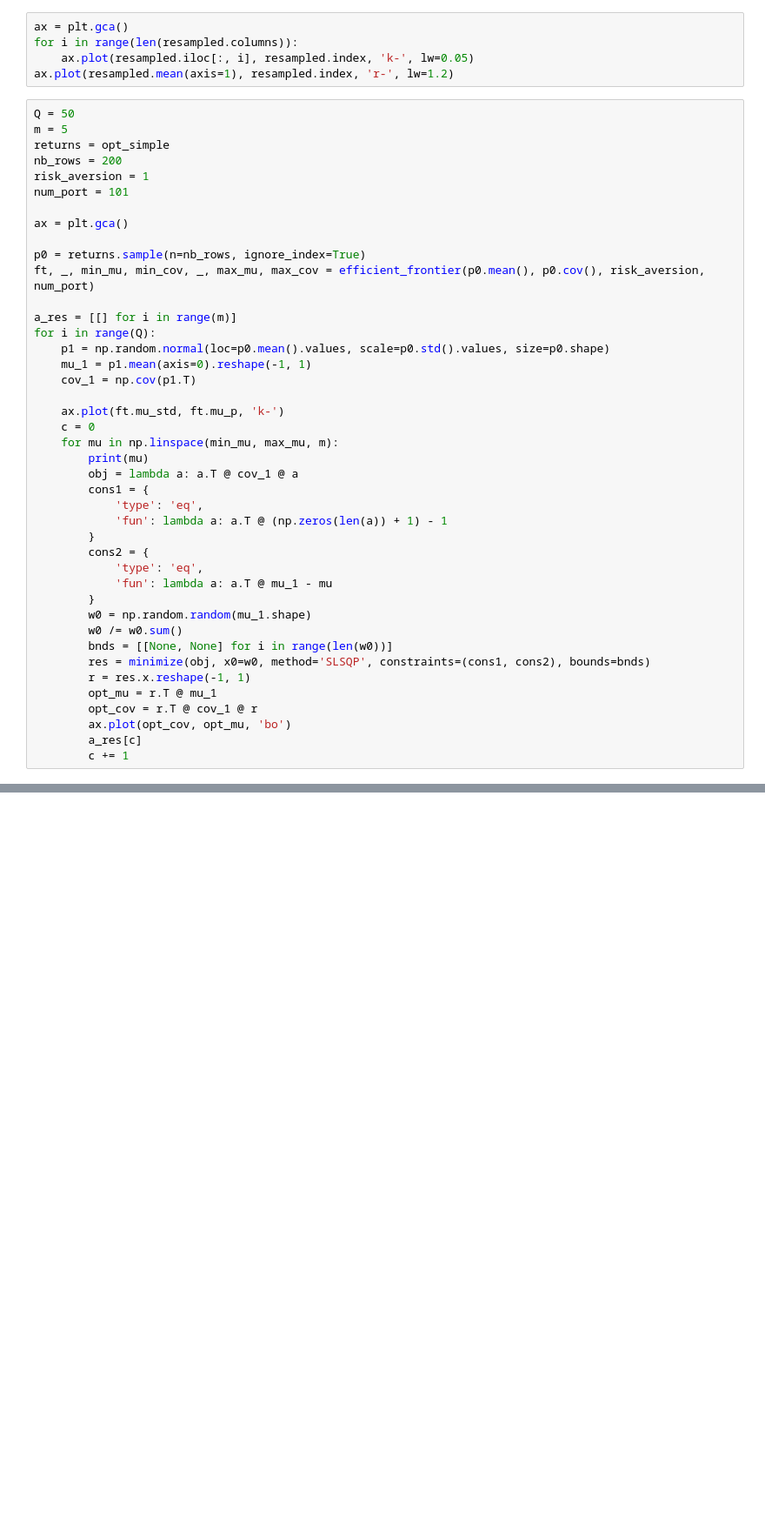
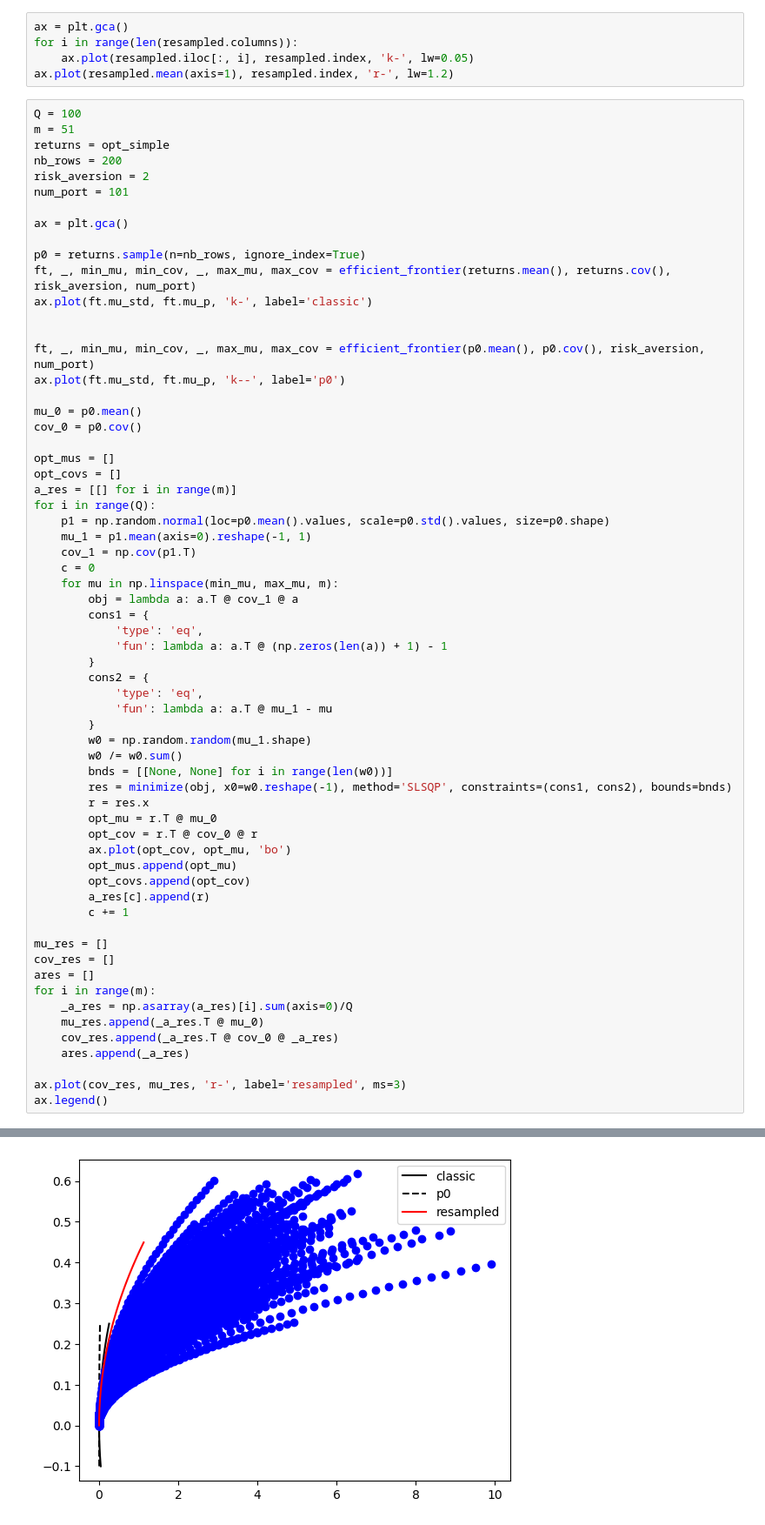
Before and after one commit to victoriawong1123/quant_asset, a Jupyter notebook: project_testing/qarm_self.ipynb, the cells around one changed output, grey strips where cells are left out. Shown at 87% size. Drawn from its saved outputs; the diff is of its cells as text; blank space fills up the shorter version.

```diff
--- a/project_testing/qarm_self.ipynb
+++ b/project_testing/qarm_self.ipynb
@@ -375,28 +375,35 @@ for i in range(len(resampled.columns)):
     ax.plot(resampled.iloc[:, i], resampled.index, 'k-', lw=0.05)
 ax.plot(resampled.mean(axis=1), resampled.index, 'r-', lw=1.2)
 # %%
-Q = 50
-m = 5
+Q = 100
+m = 51
 returns = opt_simple
 nb_rows = 200
-risk_aversion = 1
+risk_aversion = 2
 num_port = 101
 
 ax = plt.gca()
 
 p0 = returns.sample(n=nb_rows, ignore_index=True)
+ft, _, min_mu, min_cov, _, max_mu, max_cov = efficient_frontier(returns.mean(), returns.cov(), risk_aversion, num_port)
+ax.plot(ft.mu_std, ft.mu_p, 'k-', label='classic')
+
+
 ft, _, min_mu, min_cov, _, max_mu, max_cov = efficient_frontier(p0.mean(), p0.cov(), risk_aversion, num_port)
+ax.plot(ft.mu_std, ft.mu_p, 'k--', label='p0')
 
+mu_0 = p0.mean()
+cov_0 = p0.cov()
+
+opt_mus = []
+opt_covs = []
 a_res = [[] for i in range(m)]
 for i in range(Q):
     p1 = np.random.normal(loc=p0.mean().values, scale=p0.std().values, size=p0.shape)
     mu_1 = p1.mean(axis=0).reshape(-1, 1)
     cov_1 = np.cov(p1.T)
-
-    ax.plot(ft.mu_std, ft.mu_p, 'k-')
     c = 0
     for mu in np.linspace(min_mu, max_mu, m):
-        print(mu)
         obj = lambda a: a.T @ cov_1 @ a
         cons1 = {
             'type': 'eq',
@@ -409,11 +416,25 @@ for i in range(Q):
         w0 = np.random.random(mu_1.shape)
         w0 /= w0.sum()
         bnds = [[None, None] for i in range(len(w0))]
-        res = minimize(obj, x0=w0, method='SLSQP', constraints=(cons1, cons2), bounds=bnds)
-        r = res.x.reshape(-1, 1)
-        opt_mu = r.T @ mu_1
-        opt_cov = r.T @ cov_1 @ r
+        res = minimize(obj, x0=w0.reshape(-1), method='SLSQP', constraints=(cons1, cons2), bounds=bnds)
+        r = res.x
+        opt_mu = r.T @ mu_0
+        opt_cov = r.T @ cov_0 @ r
         ax.plot(opt_cov, opt_mu, 'bo')
-        a_res[c]
+        opt_mus.append(opt_mu)
+        opt_covs.append(opt_cov)
+        a_res[c].append(r)
         c += 1
+
+mu_res = []
+cov_res = []
+ares = []
+for i in range(m):
+    _a_res = np.asarray(a_res)[i].sum(axis=0)/Q
+    mu_res.append(_a_res.T @ mu_0)
+    cov_res.append(_a_res.T @ cov_0 @ _a_res)
+    ares.append(_a_res)
+
+ax.plot(cov_res, mu_res, 'r-', label='resampled', ms=3)
+ax.legend()
 # %% [output]
@@ -436,0 +442 @@ for i in range(Q):
+[figure, added]
```
Also changed, not shown: parts of 9 cells of this notebook, 5 other files.
